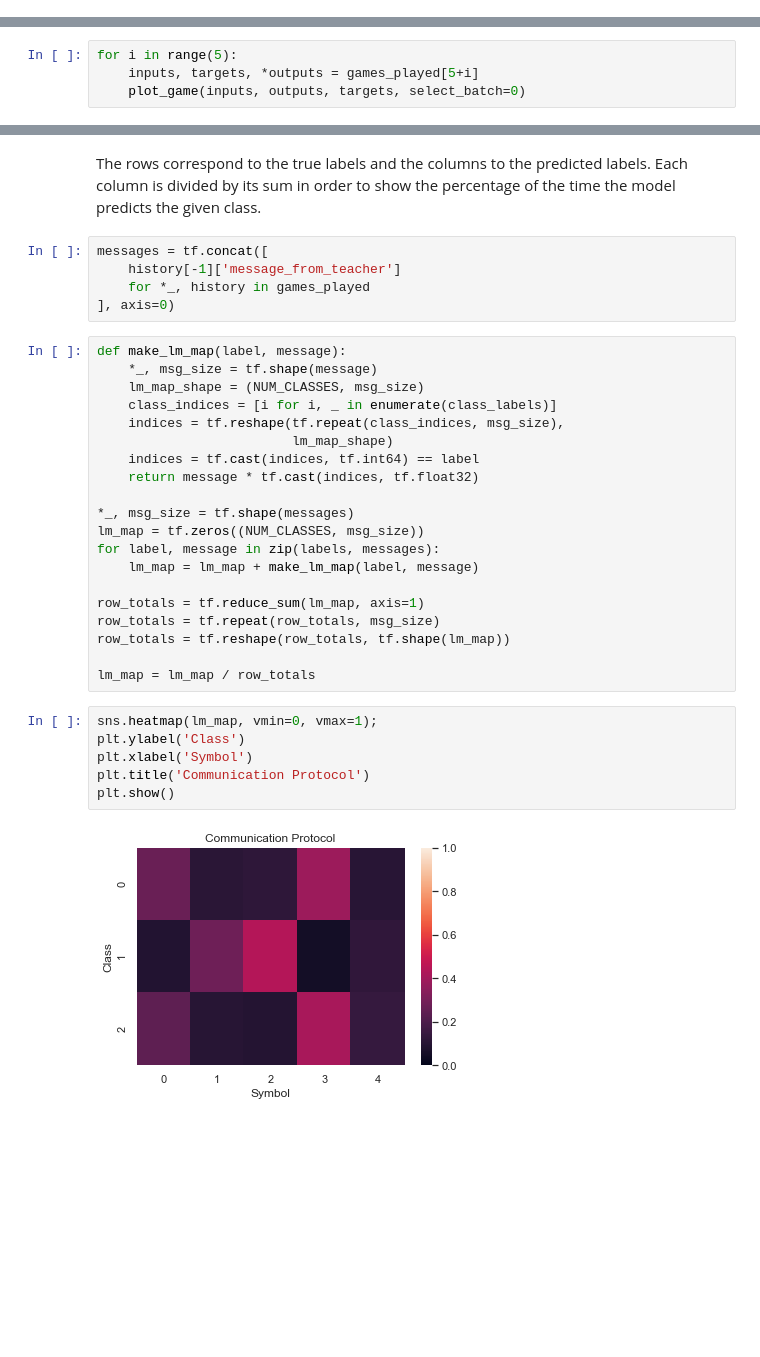
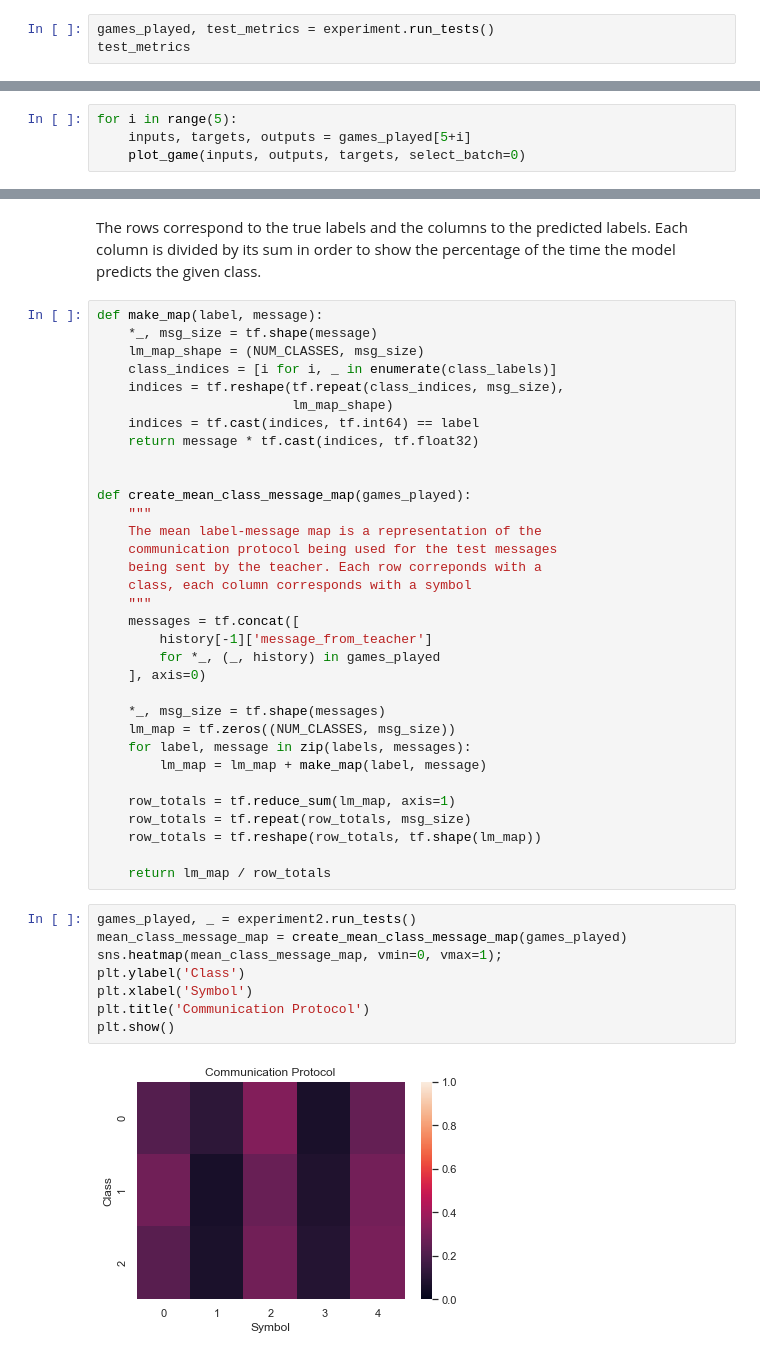
Before and after one commit to DylanCope/zero-shot-comm, a Jupyter notebook: zero-shot-comm.ipynb, the cells around one changed output, grey strips where cells are left out. Saved outputs shown, nothing was run; the diff lists cells and outputs as text; blank space fills up the shorter version.

Commit message:
Separately trained two agents by self-play with pm=0.3 and complete loss. Tested agents' zero-shot coordination - they seemed to coordinate successfully. Need to further analyse

```diff
--- a/zero-shot-comm.ipynb
+++ b/zero-shot-comm.ipynb
@@ -663,0 +801,3 @@ games_played = [
+# %%
+games_played, test_metrics = experiment.run_tests()
+test_metrics
@@ -664,5 +809,5 @@ games_played = [
 # %%
 for i in range(5):
-    inputs, targets, *outputs = games_played[5+i]
+    inputs, targets, outputs = games_played[5+i]
     plot_game(inputs, outputs, targets, select_batch=0)
 # %% [output]
@@ -707,12 +860,7 @@ sns.heatmap(conf_matrix, annot=True, vmin=0, vmax=1);
 # %% [markdown]
 The rows correspond to the true labels and the columns to the predicted labels. Each column is divided by its sum in order to show the percentage of the time the model predicts the given class.
-# %%
-messages = tf.concat([
-    history[-1]['message_from_teacher']
-    for *_, history in games_played
-], axis=0)
 # %%
-def make_lm_map(label, message):
+def make_map(label, message):
     *_, msg_size = tf.shape(message)
     lm_map_shape = (NUM_CLASSES, msg_size)
     class_indices = [i for i, _ in enumerate(class_labels)]
@@ -721,21 +869,36 @@ def make_lm_map(label, message):
     indices = tf.cast(indices, tf.int64) == label
     return message * tf.cast(indices, tf.float32)
 
-*_, msg_size = tf.shape(messages)
-lm_map = tf.zeros((NUM_CLASSES, msg_size))
-for label, message in zip(labels, messages):
-    lm_map = lm_map + make_lm_map(label, message)
 
-row_totals = tf.reduce_sum(lm_map, axis=1)
-row_totals = tf.repeat(row_totals, msg_size)
-row_totals = tf.reshape(row_totals, tf.shape(lm_map))
+def create_mean_class_message_map(games_played):
+    """
+    The mean label-message map is a representation of the
+    communication protocol being used for the test messages
+    being sent by the teacher. Each row correponds with a
+    class, each column corresponds with a symbol
+    """
+    messages = tf.concat([
+        history[-1]['message_from_teacher']
+        for *_, (_, history) in games_played
+    ], axis=0)
 
-lm_map = lm_map / row_totals
+    *_, msg_size = tf.shape(messages)
+    lm_map = tf.zeros((NUM_CLASSES, msg_size))
+    for label, message in zip(labels, messages):
+        lm_map = lm_map + make_map(label, message)
+
+    row_totals = tf.reduce_sum(lm_map, axis=1)
+    row_totals = tf.repeat(row_totals, msg_size)
+    row_totals = tf.reshape(row_totals, tf.shape(lm_map))
+
+    return lm_map / row_totals
 # %%
-sns.heatmap(lm_map, vmin=0, vmax=1);
+games_played, _ = experiment2.run_tests()
+mean_class_message_map = create_mean_class_message_map(games_played)
+sns.heatmap(mean_class_message_map, vmin=0, vmax=1);
 plt.ylabel('Class')
 plt.xlabel('Symbol')
 plt.title('Communication Protocol')
 plt.show()
 # %% [output]
-[figure, old version]
+[figure, new version]
```
Also changed, not shown: parts of 26 cells of this notebook.
